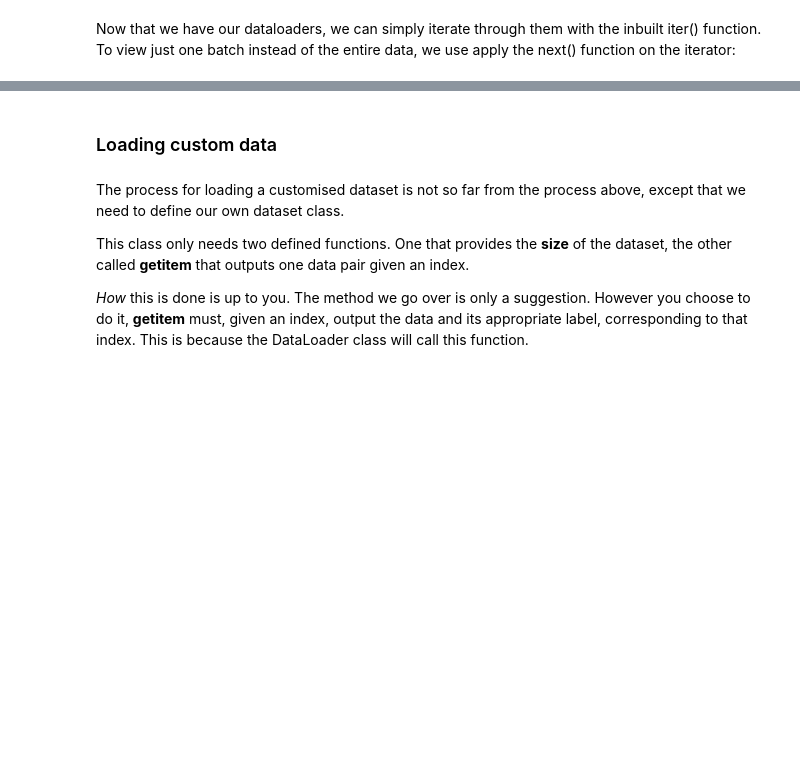
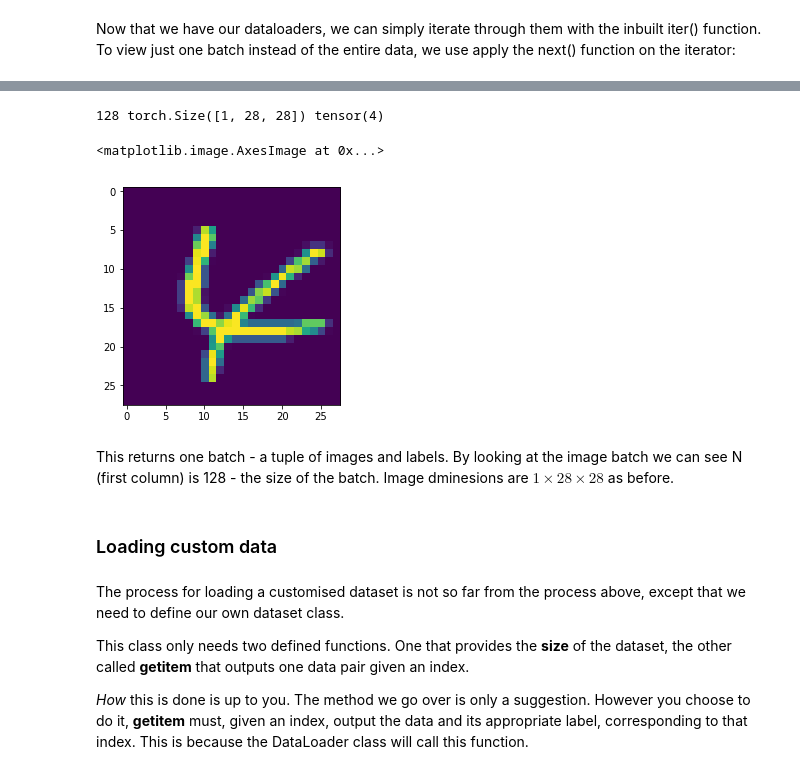
Before and after one commit to CherBass/pytorch_tutorials, a Jupyter notebook: PyTorch_Foundations.ipynb, the cells around one changed output, grey strips where cells are left out. Saved outputs shown, nothing was run; the diff lists cells and outputs as text; code cells hidden in the pictures; blank space fills up the shorter version.

```diff
--- a/PyTorch_Foundations.ipynb
+++ b/PyTorch_Foundations.ipynb
@@ -394,3 +403,14 @@ next(iter(train_loader)) # view one batch
+# %%
+im_batch, lab_batch=next(iter(train_loader)) # view one batch
+
+print(len(im_batch),im_batch[0].shape,lab_batch[0])
+plt.imshow(im_batch[0,0,:,:])
+# %% [output]
+128 torch.Size([1, 28, 28]) tensor(4)
+<matplotlib.image.AxesImage at 0x...>
+[figure, added]
+# %% [markdown]
+This returns one batch -  a tuple of images and labels. By looking at the image batch we can see N (first column) is 128 - the size of the batch. Image dminesions are $1 \times 28 \times 28$ as before.
 # %% [markdown]
 ### Loading custom data
 # %% [markdown]
```
Also changed, not shown: parts of 31 cells of this notebook.
